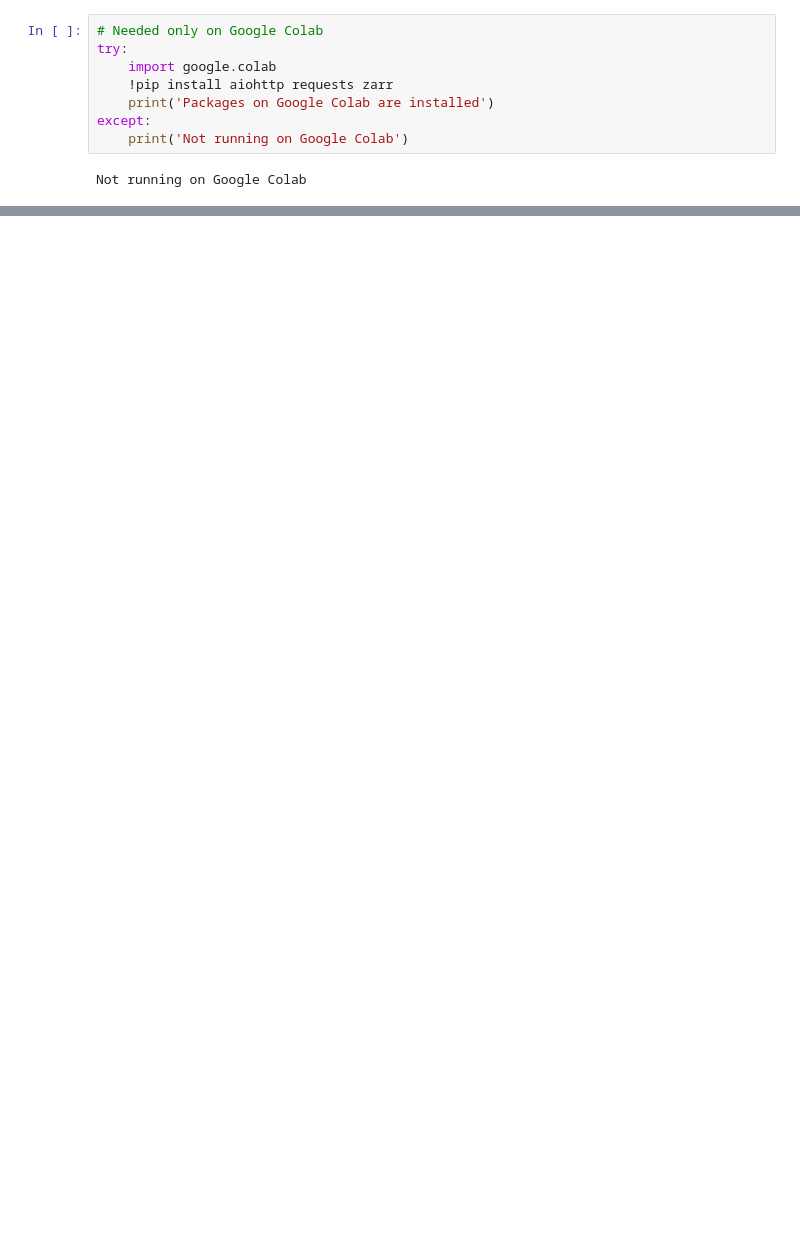
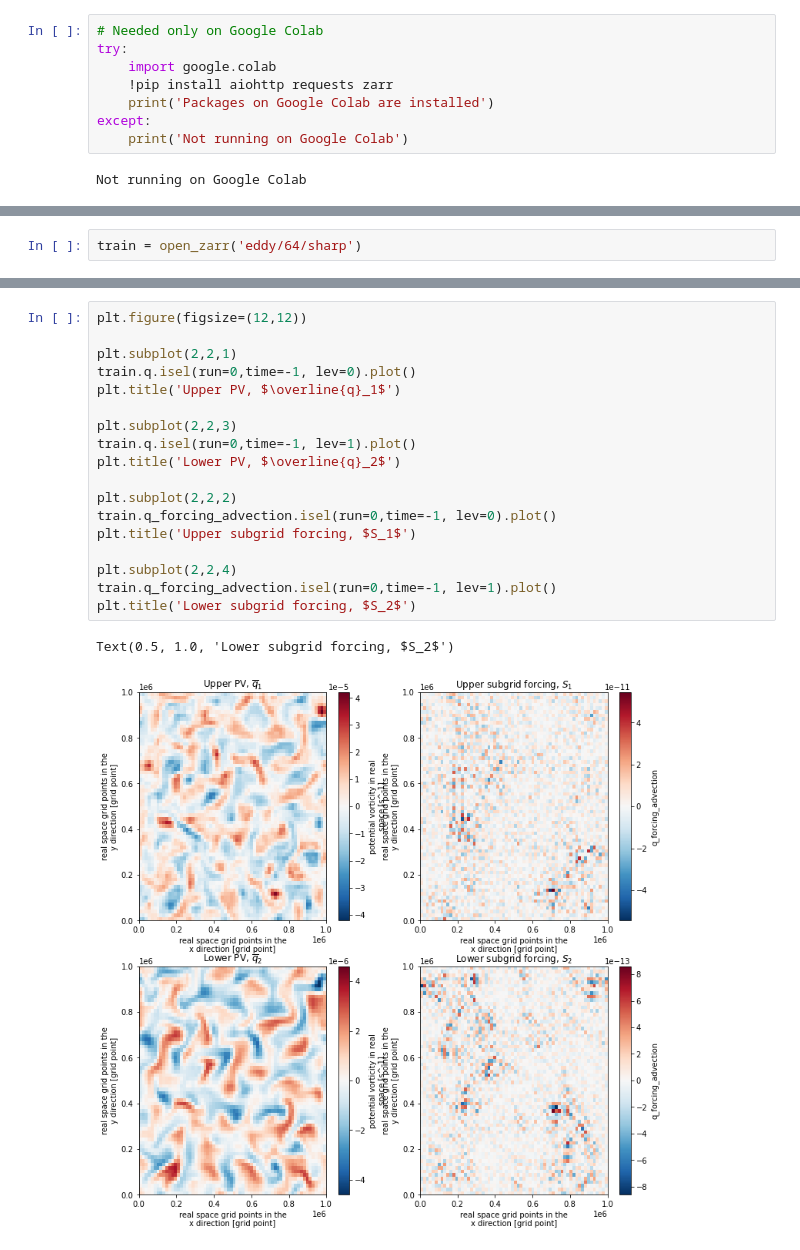
Before and after one commit to m2lines/pyqg_generative, a Jupyter notebook: Google-Colab/dataset.ipynb, the cells around one changed output, grey strips where cells are left out. Saved outputs shown, nothing was run; the diff lists cells and outputs as text; blank space fills up the shorter version.

```diff
--- a/Google-Colab/dataset.ipynb
+++ b/Google-Colab/dataset.ipynb
@@ -67,0 +123,2 @@ https://g-402b19.00888.8540.data.globus.org/eddy/48/gauss.zarr/lev/0
+# %%
+train = open_zarr('eddy/64/sharp')
@@ -67,0 +185,21 @@ https://g-402b19.00888.8540.data.globus.org/eddy/48/gauss.zarr/lev/0
+# %%
+plt.figure(figsize=(12,12))
+
+plt.subplot(2,2,1)
+train.q.isel(run=0,time=-1, lev=0).plot()
+plt.title('Upper PV, $\overline{q}_1$')
+
+plt.subplot(2,2,3)
+train.q.isel(run=0,time=-1, lev=1).plot()
+plt.title('Lower PV, $\overline{q}_2$')
+
+plt.subplot(2,2,2)
+train.q_forcing_advection.isel(run=0,time=-1, lev=0).plot()
+plt.title('Upper subgrid forcing, $S_1$')
+
+plt.subplot(2,2,4)
+train.q_forcing_advection.isel(run=0,time=-1, lev=1).plot()
+plt.title('Lower subgrid forcing, $S_2$')
+# %% [output]
+Text(0.5, 1.0, 'Lower subgrid forcing, $S_2$')
+[figure, added]
```
Also changed, not shown: parts of 13 cells of this notebook.
